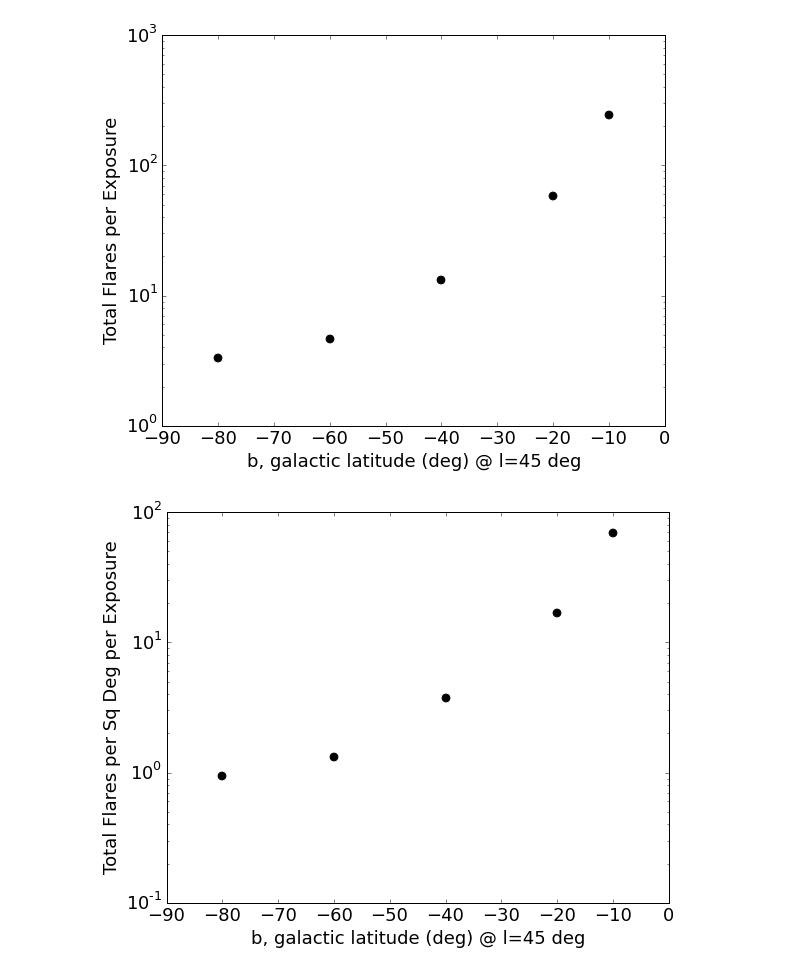
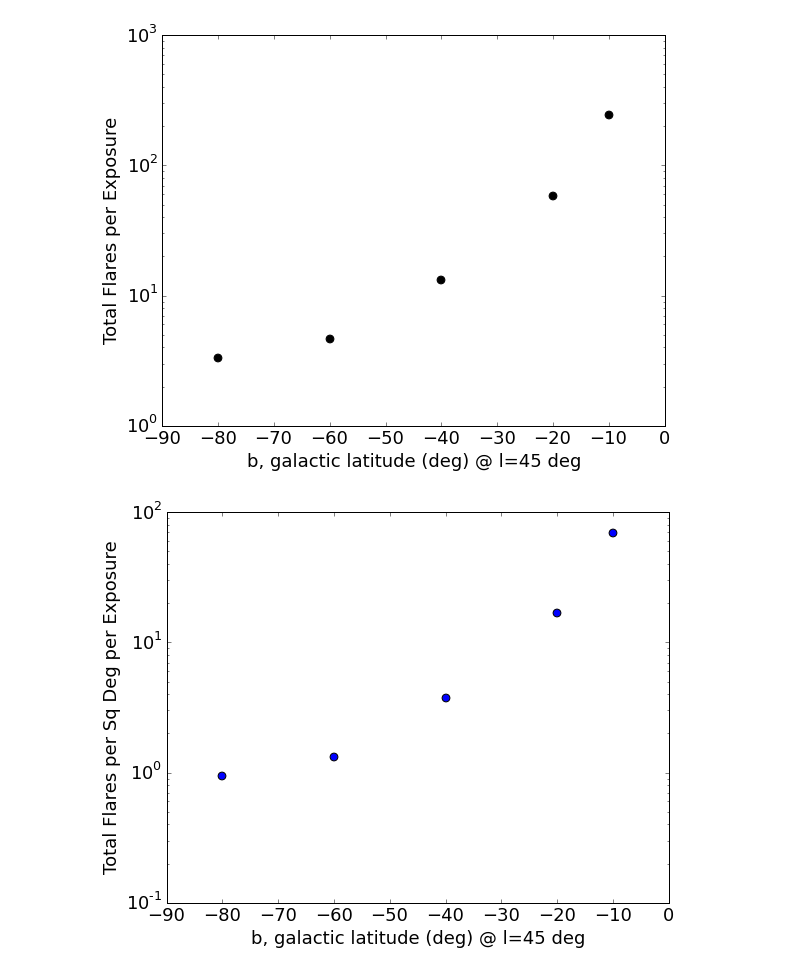
Before and after one commit to lsst-sims/MW-Flare, a Jupyter notebook: figures.ipynb, the cells around one changed output. Drawn from its saved outputs; the diff is of its cells as text; code cells hidden in the pictures.

```diff
--- a/figures.ipynb
+++ b/figures.ipynb
@@ -348,9 +348,9 @@ plt.yscale('log')
 [figure]
 # %%
 plt.figure(figsize=(9,7))
-plt.scatter(galb, totflares / Nstars / 900 * totstars / fov, s=60, c='k')
+plt.scatter(galb, totflares / Nstars / 900 * totstars / fov, s=60, c='blue')
 plt.xlabel('b, galactic latitude (deg) @ l=45 deg')
 plt.ylabel('Total Flares per Sq Deg per Exposure')
 plt.yscale('log')
 # %% [output]
-[figure, old version]
+[figure, new version]
```
Also changed, not shown: parts of 2 cells of this notebook.
